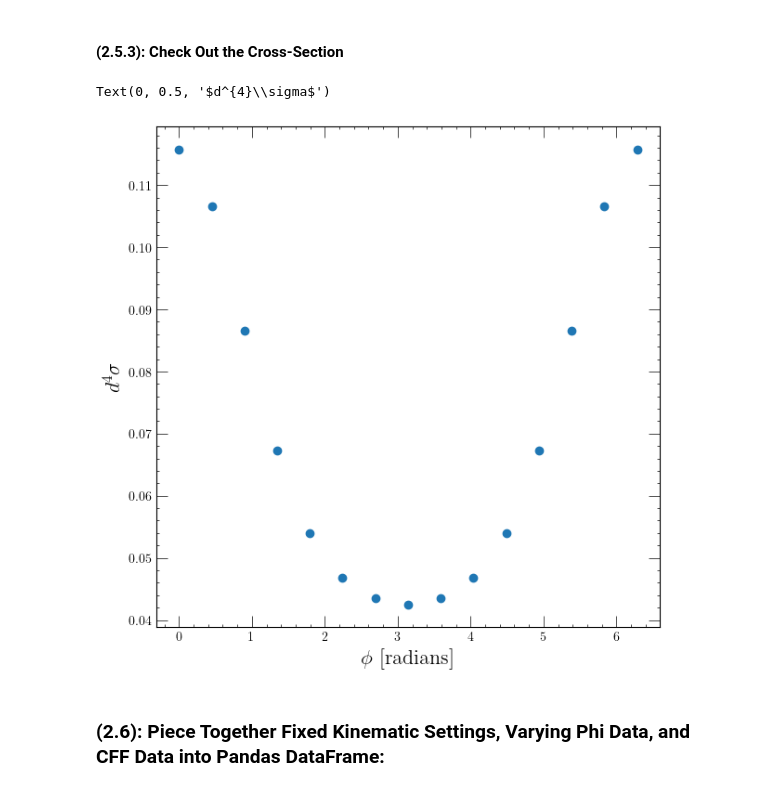
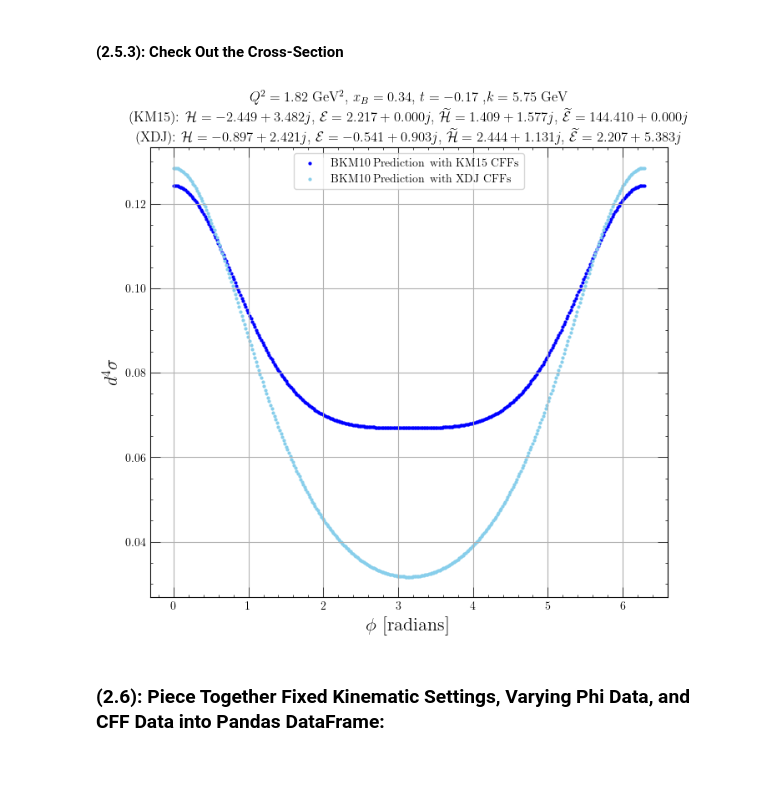
Before and after one commit to JayDanielsss/gpd_dnn, a Jupyter notebook: closure_test/closure_test.ipynb, the cells around one changed output. Cells and saved outputs as stored; diff of their text form; code cells hidden in the pictures.

Commit message:
getting intuition for kmsnn2011; work on closure test

```diff
--- a/closure_test/closure_test.ipynb
+++ b/closure_test/closure_test.ipynb
@@ -96,7 +64,7 @@ TEST_IM_CFF_ET_EFF = 8.978685841330593
 # %%
 STARTING_PHI_VALUE_IN_DEGREES = 0
 ENDING_PHI_VALUE_IN_DEGREES = 360
-NUMBER_OF_PHI_POINTS = 15
+NUMBER_OF_PHI_POINTS = 360
 phi_array_in_degrees = np.linspace(
     start = STARTING_PHI_VALUE_IN_DEGREES,
     stop = ENDING_PHI_VALUE_IN_DEGREES,
@@ -122,6 +159,19 @@ True
 # %%
+# cff H
 real_h_values = [th_KM15.ReH(datapoint) for datapoint in test_datapoints]
 imag_h_values = [th_KM15.ImH(datapoint) for datapoint in test_datapoints]
+
+# cff E
+real_e_values = [th_KM15.ReE(datapoint) for datapoint in test_datapoints]
+imag_e_values = [th_KM15.ImE(datapoint) for datapoint in test_datapoints]
+
+# cff Ht
+real_ht_values = [th_KM15.ReHt(datapoint) for datapoint in test_datapoints]
+imag_ht_values = [th_KM15.ImHt(datapoint) for datapoint in test_datapoints]
+
+# cff Et
+real_et_values = [th_KM15.ReEt(datapoint) for datapoint in test_datapoints]
+imag_et_values = [th_KM15.ImEt(datapoint) for datapoint in test_datapoints]
 # %% [markdown]
 #### (2.4.1): Check out the Length of the CFF Data Array:
 # %%
@@ -202,15 +304,46 @@ bkm10_cross_sections = cross_section.compute_cross_section(phi_array_in_radians)
 # %% [markdown]
 #### (2.5.3): Check Out the Cross-Section
 # %%
-cross_section_fig, cross_section_axes = plt.subplots(1, figsize = (7, 7))
+cross_section_fig, cross_section_axes = plt.subplots(1, figsize = (8, 7))
+
 cross_section_axes.scatter(
-    phi_array_in_radians,
-    bkm10_cross_sections)
+    phi_array_in_radians, bkm10_cross_sections_km15,
+    s = 4., label = "BKM10 Prediction with KM15 CFFs", color = "blue")
+
+cross_section_axes.scatter(
+    phi_array_in_radians, bkm10_cross_sections_xdj,
+    s = 4., label = "BKM10 Prediction with XDJ CFFs", color = "skyblue")
+
+title_string = (
+    rf"$Q^2 = {TEST_Q_SQUARED:.2f}$ GeV$^2$, "
+    rf"$x_B = {TEST_X_BJORKEN:.2f}$, "
+    rf"$t = {TEST_T_VALUE:.2f}$ ,"
+    rf"$k = {TEST_BEAM_ENERGY:.2f}$ GeV"
+)
+
+km15_cff_string = (
+    rf"$\mathcal{{H}} = {CFF_H_KM15:.3f}$, "
+    rf"$\mathcal{{E}} = {CFF_E_KM15:.3f}$, "
+    rf"$\widetilde{{\mathcal{{H}}}} = {CFF_H_TILDE_KM15:.3f}$, "
+    rf"$\widetilde{{\mathcal{{E}}}} = {CFF_E_TILDE_KM15:.3f}$ "
+)
+
+xdj_cff_string = (
+    rf"$\mathcal{{H}} = {complex(TEST_REAL_CFF_H, TEST_IM_CFF_H):.3f}$, "
+    rf"$\mathcal{{E}} = {complex(TEST_REAL_CFF_E, TEST_IM_CFF_E):.3f}$, "
+    rf"$\widetilde{{\mathcal{{H}}}} = {complex(TEST_REAL_CFF_HT, TEST_IM_CFF_HT):.3f}$, "
+    rf"$\widetilde{{\mathcal{{E}}}} = {complex(TEST_REAL_CFF_ET, TEST_IM_CFF_ET):.3f}$ "
+)
+
 cross_section_axes.set_xlabel(r"$\phi$ [radians]", fontsize = 16)
 cross_section_axes.set_ylabel(r"$d^{4}\sigma$", fontsize = 16)
+cross_section_axes.set_title(f"{title_string}\n(KM15): {km15_cff_string}\n(XDJ): {xdj_cff_string}")
+
+cross_section_axes.legend()
+
+cross_section_axes.grid(visible = True)
 # %% [output]
-Text(0, 0.5, '$d^{4}\\sigma$')
-[figure, old version]
+[figure, new version]
 # %% [markdown]
 ### (2.6): Piece Together Fixed Kinematic Settings, Varying Phi Data, and CFF Data into Pandas DataFrame:
 # %%
```
Also changed, not shown: parts of 127 cells of this notebook, 8 other files.
